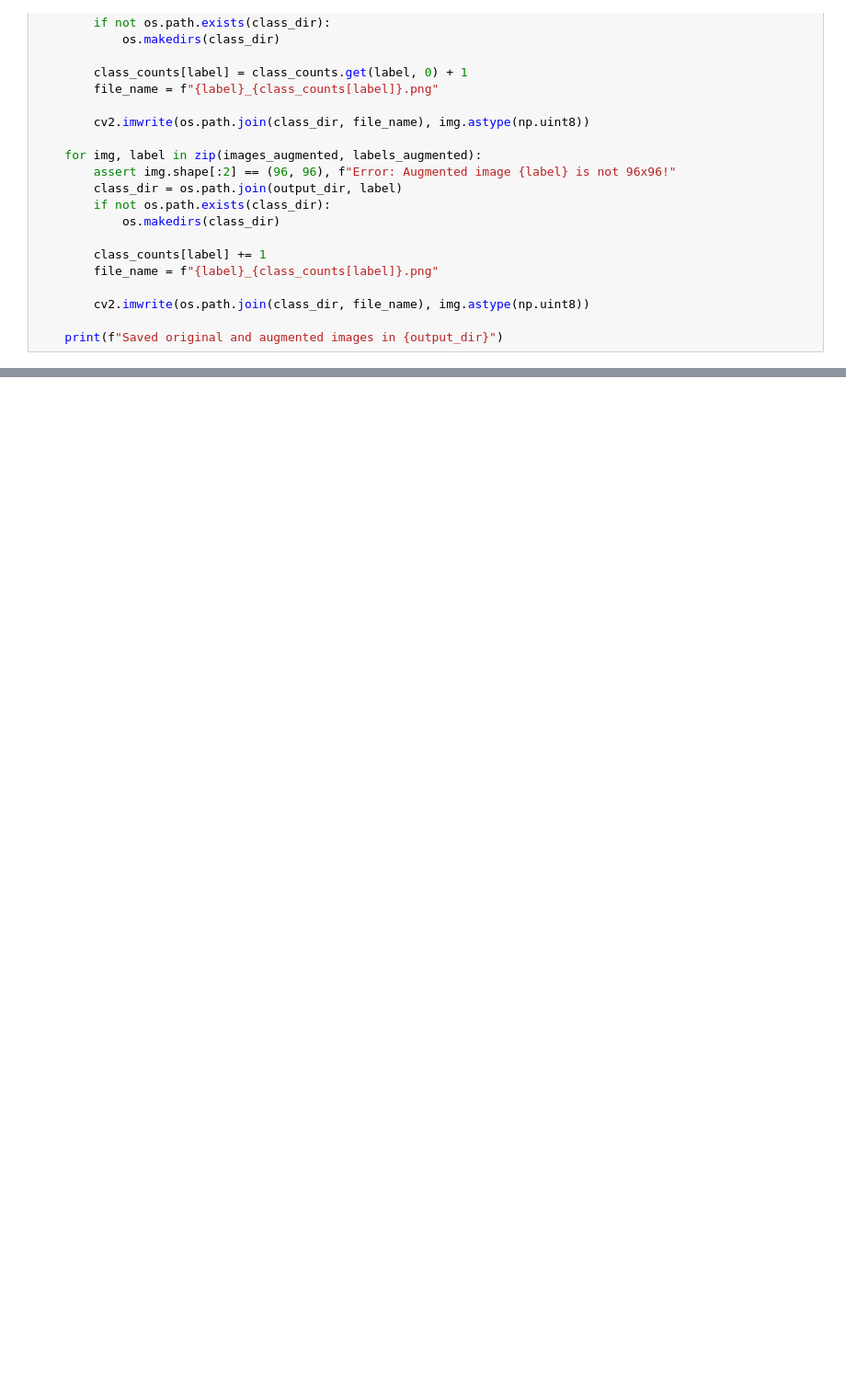
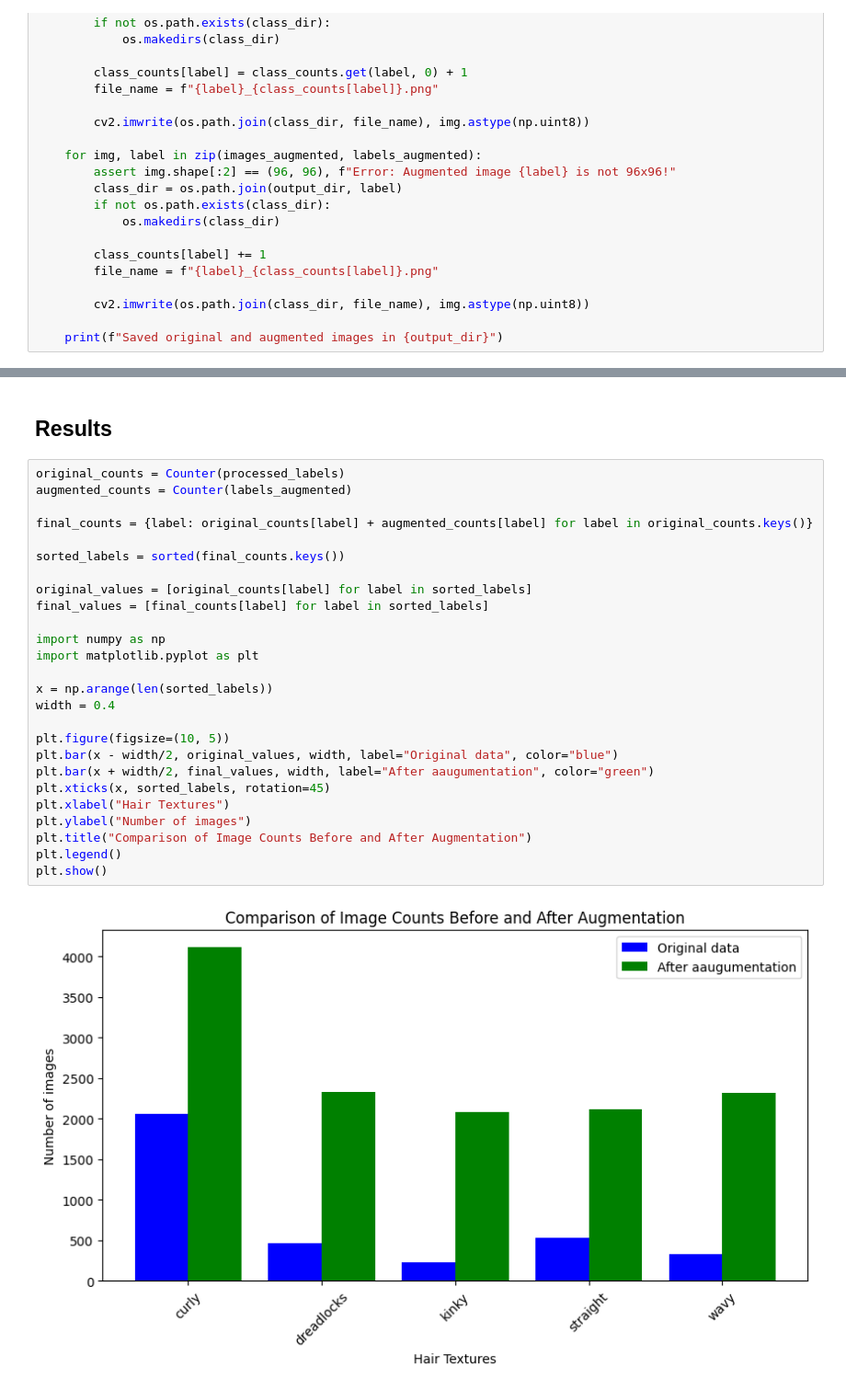
Before and after one commit to CarmenTheodoraCraciun/HairTextureClassification, a Jupyter notebook: DataProcessing_HairTexture.ipynb, the cells around one changed output, grey strips where cells are left out. Shown at 92% size. Saved outputs shown, nothing was run; the diff lists cells and outputs as text; blank space fills up the shorter version.

```diff
--- a/DataProcessing_HairTexture.ipynb
+++ b/DataProcessing_HairTexture.ipynb
@@ -265,3 +267,33 @@ files.download("processedData.zip")
 Saved original and augmented images in HairTextureClassification/processedData
 [interactive output not drawn]
 [interactive output not drawn]
+# %% [markdown]
+## Results
+# %%
+original_counts = Counter(processed_labels)
+augmented_counts = Counter(labels_augmented)
+
+final_counts = {label: original_counts[label] + augmented_counts[label] for label in original_counts.keys()}
+
+sorted_labels = sorted(final_counts.keys())
+
+original_values = [original_counts[label] for label in sorted_labels]
+final_values = [final_counts[label] for label in sorted_labels]
+
+import numpy as np
+import matplotlib.pyplot as plt
+
+x = np.arange(len(sorted_labels))
+width = 0.4
+
+plt.figure(figsize=(10, 5))
+plt.bar(x - width/2, original_values, width, label="Original data", color="blue")
+plt.bar(x + width/2, final_values, width, label="After aaugumentation", color="green")
+plt.xticks(x, sorted_labels, rotation=45)
+plt.xlabel("Hair Textures")
+plt.ylabel("Number of images")
+plt.title("Comparison of Image Counts Before and After Augmentation")
+plt.legend()
+plt.show()
+# %% [output]
+[figure, added]
```
Also changed, not shown: parts of 11 cells of this notebook.
